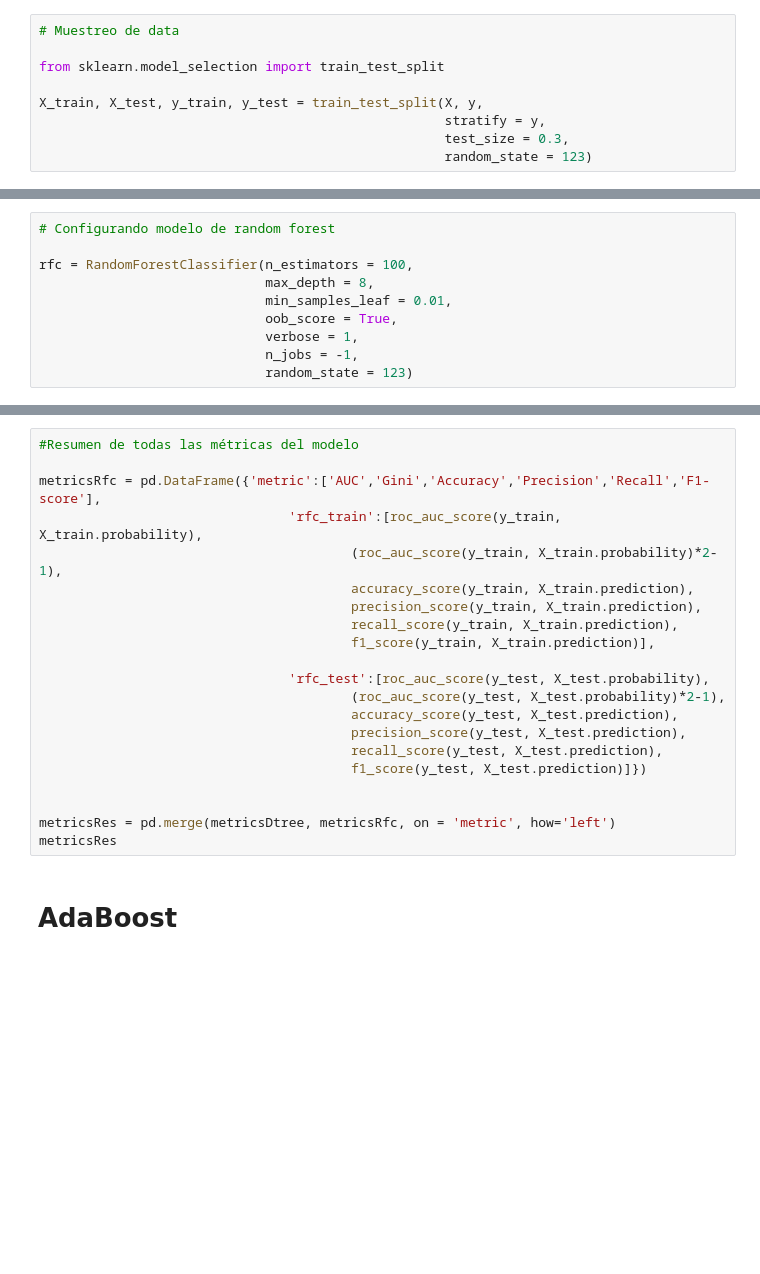
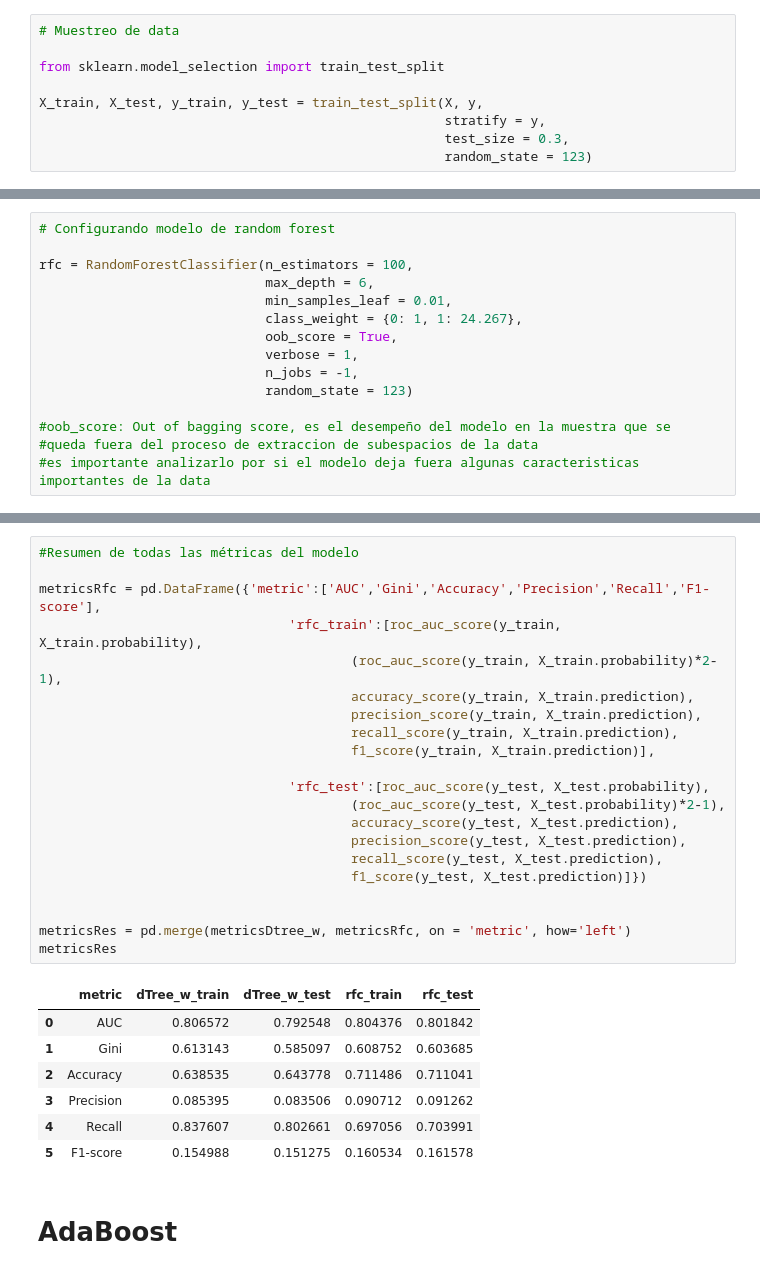
Before and after one commit to JCaballerot/Machine-Learning-Program, a Jupyter notebook: Supervised_models/DecisionTrees_Boosting/Lab_Santander.ipynb, the cells around one changed output, grey strips where cells are left out. Drawn from its saved outputs; the diff is of its cells as text; blank space fills up the shorter version.

```diff
--- a/Supervised_models/DecisionTrees_Boosting/Lab_Santander.ipynb
+++ b/Supervised_models/DecisionTrees_Boosting/Lab_Santander.ipynb
@@ -542,9 +616,14 @@ import time
 # Configurando modelo de random forest
 
 rfc = RandomForestClassifier(n_estimators = 100,
-                             max_depth = 8,
+                             max_depth = 6,
                              min_samples_leaf = 0.01,
+                             class_weight = {0: 1, 1: 24.267},
                              oob_score = True,
                              verbose = 1,
                              n_jobs = -1,
                              random_state = 123)
+
+#oob_score: Out of bagging score, es el desempeño del modelo en la muestra que se
+#queda fuera del proceso de extraccion de subespacios de la data
+#es importante analizarlo por si el modelo deja fuera algunas caracteristicas importantes de la data
@@ -570,24 +686,32 @@ X_test['prediction']  = rfc.predict(X_test[features])
 # %%
 #Resumen de todas las métricas del modelo
 
 metricsRfc = pd.DataFrame({'metric':['AUC','Gini','Accuracy','Precision','Recall','F1-score'],
                                 'rfc_train':[roc_auc_score(y_train, X_train.probability),
                                         (roc_auc_score(y_train, X_train.probability)*2-1),
                                         accuracy_score(y_train, X_train.prediction),
                                         precision_score(y_train, X_train.prediction),
                                         recall_score(y_train, X_train.prediction),
                                         f1_score(y_train, X_train.prediction)],
 
                                 'rfc_test':[roc_auc_score(y_test, X_test.probability),
                                         (roc_auc_score(y_test, X_test.probability)*2-1),
                                         accuracy_score(y_test, X_test.prediction),
                                         precision_score(y_test, X_test.prediction),
                                         recall_score(y_test, X_test.prediction),
                                         f1_score(y_test, X_test.prediction)]})
 
 
-metricsRes = pd.merge(metricsDtree, metricsRfc, on = 'metric', how='left')
+metricsRes = pd.merge(metricsDtree_w, metricsRfc, on = 'metric', how='left')
 metricsRes
+# %% [output]
+|  | metric | dTree_w_train | dTree_w_test | rfc_train | rfc_test |
+| 0 | AUC | 0.806572 | 0.792548 | 0.804376 | 0.801842 |
+| 1 | Gini | 0.613143 | 0.585097 | 0.608752 | 0.603685 |
+| 2 | Accuracy | 0.638535 | 0.643778 | 0.711486 | 0.711041 |
+| 3 | Precision | 0.085395 | 0.083506 | 0.090712 | 0.091262 |
+| 4 | Recall | 0.837607 | 0.802661 | 0.697056 | 0.703991 |
+| 5 | F1-score | 0.154988 | 0.151275 | 0.160534 | 0.161578 |
 # %% [markdown]
 # AdaBoost
 # %%
```
Also changed, not shown: parts of 20 cells of this notebook.
